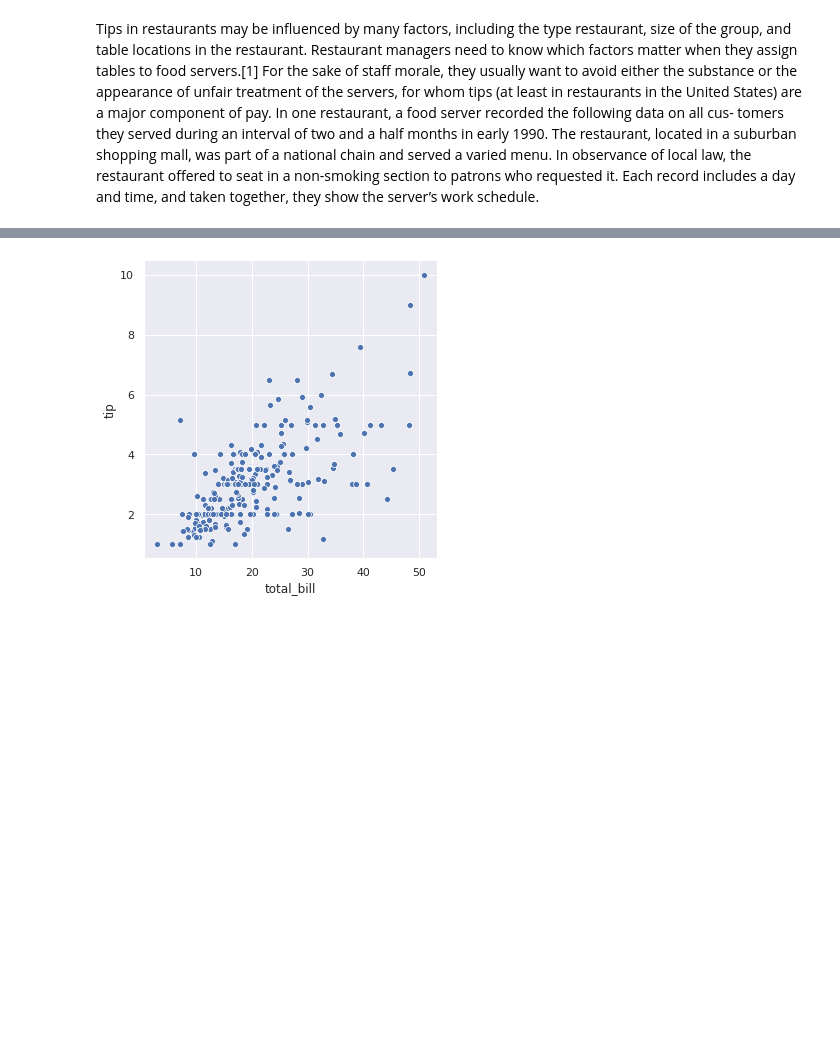
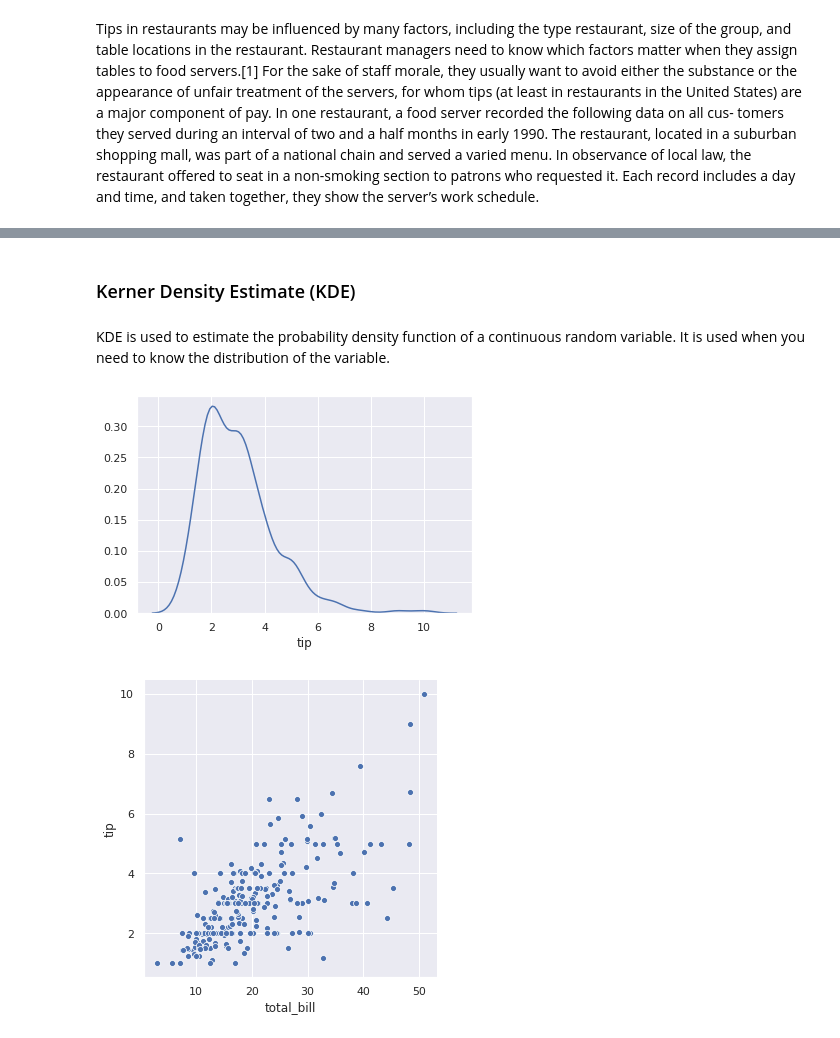
Before and after one commit to neadie/FundamentalsOfDataAnalysisProject, a Jupyter notebook: DataAnalyticsFundamentals.ipynb, the cells around one changed output, grey strips where cells are left out. Drawn from its saved outputs; the diff is of its cells as text; code cells hidden in the pictures; blank space fills up the shorter version.

```diff
--- a/DataAnalyticsFundamentals.ipynb
+++ b/DataAnalyticsFundamentals.ipynb
@@ -22 +48,9 @@ Tips in restaurants may be influenced by many factors, including the type restau
+# %% [markdown]
+### Kerner Density Estimate (KDE)
+# %% [markdown]
+KDE is used to estimate the probability density function of a continuous random variable. It is used when you need to know the distribution of the variable.
+# %%
+sns.distplot(tips['tip'],hist=False, bins=10);
+# %% [output]
+[figure, added]
 # %%
```
Also changed, not shown: parts of 12 cells of this notebook.
